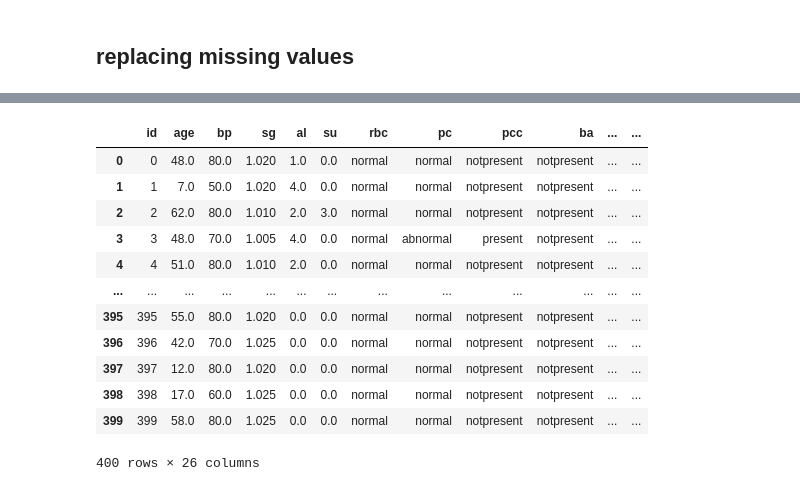
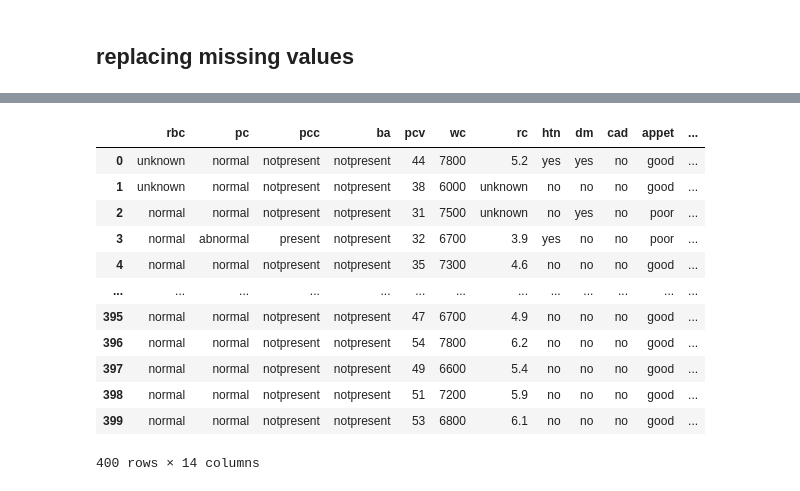
Before and after one commit to krthiksha/DataScience_UnivariateAnalysis, a Jupyter notebook: 4. Data Preprocessing - CKD.ipynb, the cells around one changed output, grey strips where cells are left out. Saved outputs shown, nothing was run; the diff lists cells and outputs as text; code cells hidden in the pictures.

```diff
--- a/4. Data Preprocessing - CKD.ipynb
+++ b/4. Data Preprocessing - CKD.ipynb
@@ -102,6 +73,12 @@ mv_col_qual
 # %%
-# replace quan missing values with 0
-for column in mv_col_quan:
-    dataset.fillna({column:0},inplace=True)
-dataset
+####  replace quan missing values with simple Imputer
+
+import numpy as np
+import pandas as pd
+from sklearn.impute import SimpleImputer
+imp = SimpleImputer(missing_values = np.nan, strategy='median')
+imp.fit(dataset[quan])
+quan_dataset = imp.transform(dataset[quan])
+quan_dataset=pd.DataFrame(quan_dataset, columns=quan)
+quan_dataset
 # %% [output]
@@ -121,19 +98,31 @@ dataset
 # %%
 # replace qual missing values with most repeated data
-for column in mv_col_qual:
-    dataset.fillna({column:dataset[column].mode()[0]},inplace=True)
-dataset
+# approach - 1
+# for column in mv_col_qual:
+#     dataset.fillna({column:dataset[column].mode()[0]},inplace=True)
+# dataset
+
+# replace qual missing values with 'unknown' - constant string
+# approach - 2
+import numpy as np
+import pandas as pd
+from sklearn.impute import SimpleImputer
+imp = SimpleImputer(missing_values = np.nan, strategy='constant', fill_value='unknown')
+imp.fit(dataset[qual])
+qual_dataset = imp.transform(dataset[qual])
+qual_dataset=pd.DataFrame(qual_dataset,columns=qual)
+qual_dataset
 # %% [output]
-|  | id | age | bp | sg | al | su | rbc | pc | pcc | ba | ... | ... |
-| 0 | 0 | 48.0 | 80.0 | 1.020 | 1.0 | 0.0 | normal | normal | notpresent | notpresent | ... | ... |
-| 1 | 1 | 7.0 | 50.0 | 1.020 | 4.0 | 0.0 | normal | normal | notpresent | notpresent | ... | ... |
-| 2 | 2 | 62.0 | 80.0 | 1.010 | 2.0 | 3.0 | normal | normal | notpresent | notpresent | ... | ... |
-| 3 | 3 | 48.0 | 70.0 | 1.005 | 4.0 | 0.0 | normal | abnormal | present | notpresent | ... | ... |
-| 4 | 4 | 51.0 | 80.0 | 1.010 | 2.0 | 0.0 | normal | normal | notpresent | notpresent | ... | ... |
+|  | rbc | pc | pcc | ba | pcv | wc | rc | htn | dm | cad | appet | ... |
+| 0 | unknown | normal | notpresent | notpresent | 44 | 7800 | 5.2 | yes | yes | no | good | ... |
+| 1 | unknown | normal | notpresent | notpresent | 38 | 6000 | unknown | no | no | no | good | ... |
+| 2 | normal | normal | notpresent | notpresent | 31 | 7500 | unknown | no | yes | no | poor | ... |
+| 3 | normal | abnormal | present | notpresent | 32 | 6700 | 3.9 | yes | no | no | poor | ... |
+| 4 | normal | normal | notpresent | notpresent | 35 | 7300 | 4.6 | no | no | no | good | ... |
 | ... | ... | ... | ... | ... | ... | ... | ... | ... | ... | ... | ... | ... |
-| 395 | 395 | 55.0 | 80.0 | 1.020 | 0.0 | 0.0 | normal | normal | notpresent | notpresent | ... | ... |
-| 396 | 396 | 42.0 | 70.0 | 1.025 | 0.0 | 0.0 | normal | normal | notpresent | notpresent | ... | ... |
-| 397 | 397 | 12.0 | 80.0 | 1.020 | 0.0 | 0.0 | normal | normal | notpresent | notpresent | ... | ... |
-| 398 | 398 | 17.0 | 60.0 | 1.025 | 0.0 | 0.0 | normal | normal | notpresent | notpresent | ... | ... |
-| 399 | 399 | 58.0 | 80.0 | 1.025 | 0.0 | 0.0 | normal | normal | notpresent | notpresent | ... | ... |
+| 395 | normal | normal | notpresent | notpresent | 47 | 6700 | 4.9 | no | no | no | good | ... |
+| 396 | normal | normal | notpresent | notpresent | 54 | 7800 | 6.2 | no | no | no | good | ... |
+| 397 | normal | normal | notpresent | notpresent | 49 | 6600 | 5.4 | no | no | no | good | ... |
+| 398 | normal | normal | notpresent | notpresent | 51 | 7200 | 5.9 | no | no | no | good | ... |
+| 399 | normal | normal | notpresent | notpresent | 53 | 6800 | 6.1 | no | no | no | good | ... |
-400 rows × 26 columns
+400 rows × 14 columns
```
Also changed, not shown: parts of 11 cells of this notebook, 2 other files.
